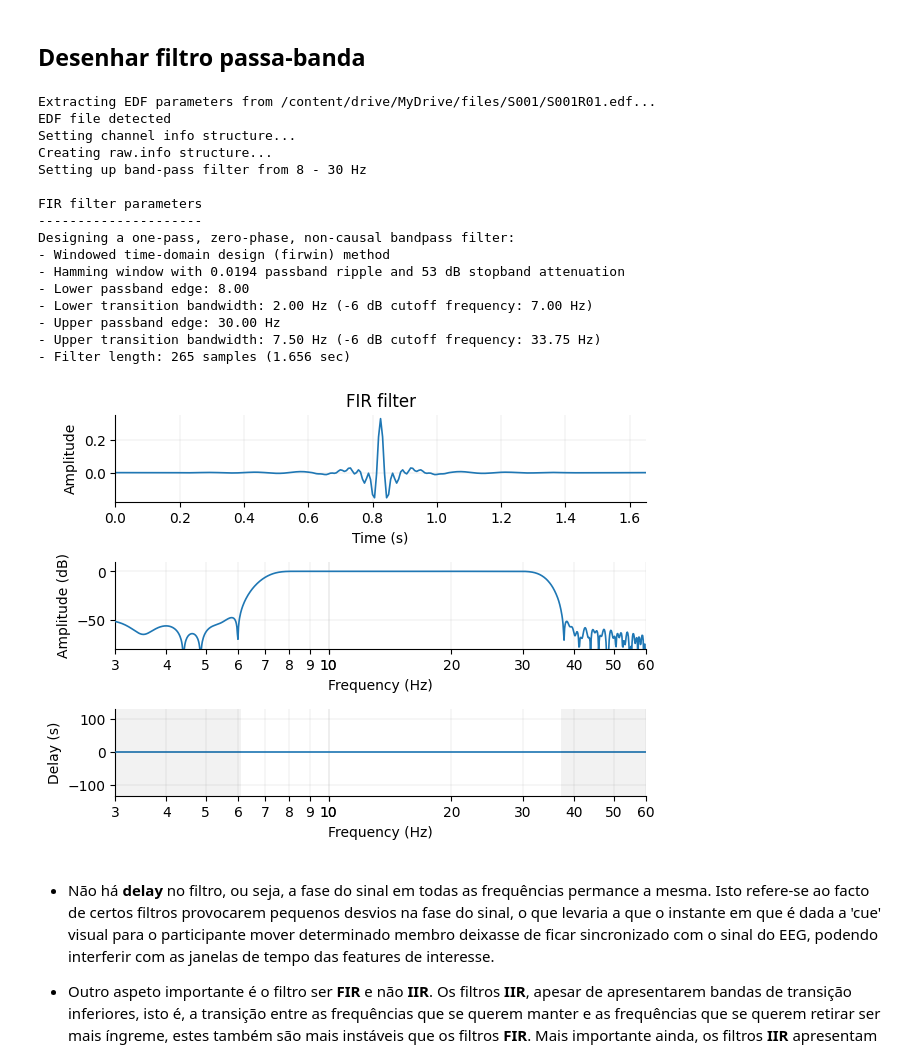
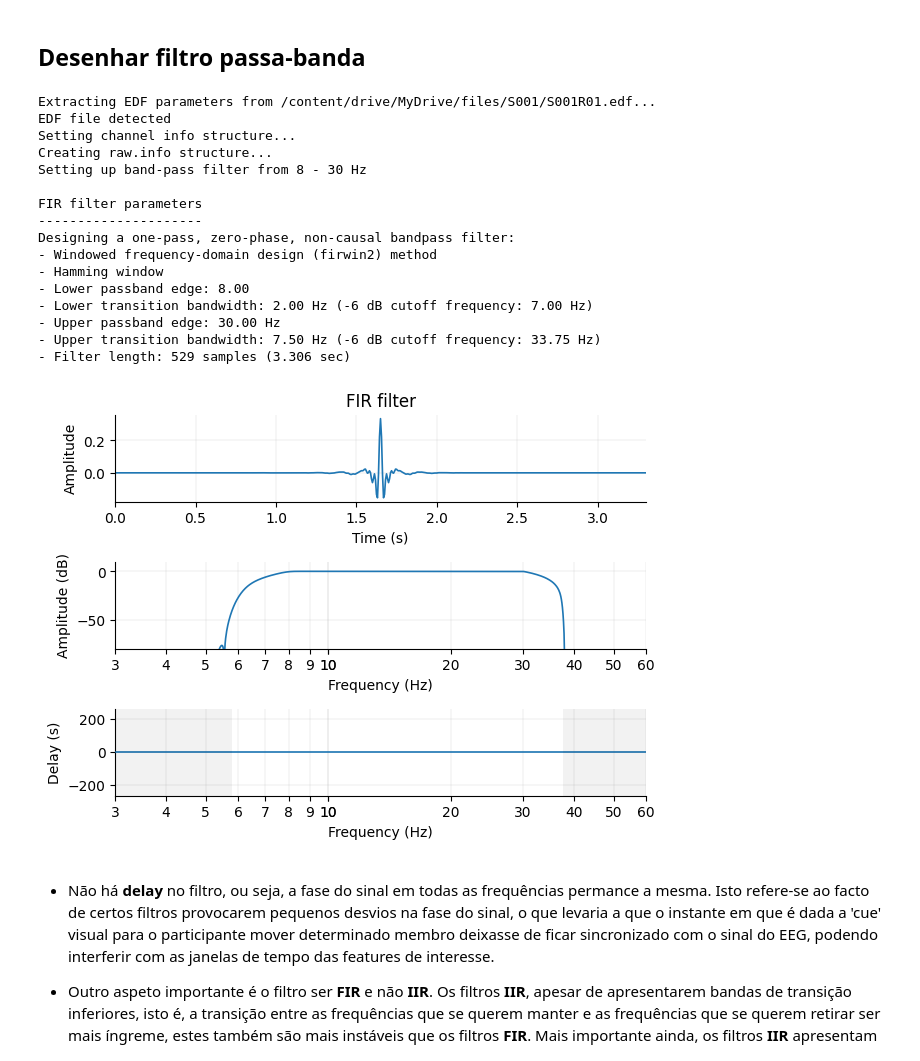
Before and after one commit to MiguelRochaBE/MotorImagery-BCI, a Jupyter notebook: MI_BCI_DatasetAnalysis.ipynb, the cells around one changed output. Cells and saved outputs as stored; diff of their text form; code cells hidden in the pictures.

```diff
--- a/MI_BCI_DatasetAnalysis.ipynb
+++ b/MI_BCI_DatasetAnalysis.ipynb
@@ -74,35 +74,36 @@ Successfully installed mne-1.3.1
 # %%
 mne.set_log_level('INFO') #  Suprimir os logs das funções da biblioteca/ it can be either DEBUG, INFO, WARNING, ERROR, or CRITICAL
 
 fmin = 8.
 fmax = 30.
-filter_design = 'firwin'
+filter_design = 'firwin2'
 ska = 'edge'
 
 raw = mne.io.read_raw_edf(datafiles[0], preload = False)
+channels = raw.ch_names
 
 filter_params = mne.filter.create_filter(raw.get_data(), raw.info['sfreq'],l_freq=fmin, h_freq=fmax, fir_design = filter_design) # Criar filtro. É preciso dados como parâmetro
 mne.viz.plot_filter(filter_params, raw.info['sfreq'], flim=(3, 60)) # Plot do filtro
 
 mne.set_log_level('WARNING')
 # %% [output]
 Extracting EDF parameters from /content/drive/MyDrive/files/S001/S001R01.edf...
 EDF file detected
 Setting channel info structure...
 Creating raw.info structure...
 Setting up band-pass filter from 8 - 30 Hz
 
 FIR filter parameters
 ---------------------
 Designing a one-pass, zero-phase, non-causal bandpass filter:
-- Windowed time-domain design (firwin) method
-- Hamming window with 0.0194 passband ripple and 53 dB stopband attenuation
+- Windowed frequency-domain design (firwin2) method
+- Hamming window
 - Lower passband edge: 8.00
 - Lower transition bandwidth: 2.00 Hz (-6 dB cutoff frequency: 7.00 Hz)
 - Upper passband edge: 30.00 Hz
 - Upper transition bandwidth: 7.50 Hz (-6 dB cutoff frequency: 33.75 Hz)
-- Filter length: 265 samples (1.656 sec)
+- Filter length: 529 samples (3.306 sec)
-[figure, old version]
+[figure, new version]
 # %% [markdown]
 * Não há **delay** no filtro, ou seja, a fase do sinal em todas as frequências permance a mesma. Isto refere-se ao facto de certos filtros provocarem pequenos desvios na fase do sinal, o que levaria a que o instante em que é dada a 'cue' visual para o participante mover determinado membro deixasse de ficar sincronizado com o sinal do EEG, podendo interferir com as janelas de tempo das features de interesse.
 
```
Also changed, not shown: parts of 18 cells of this notebook.
